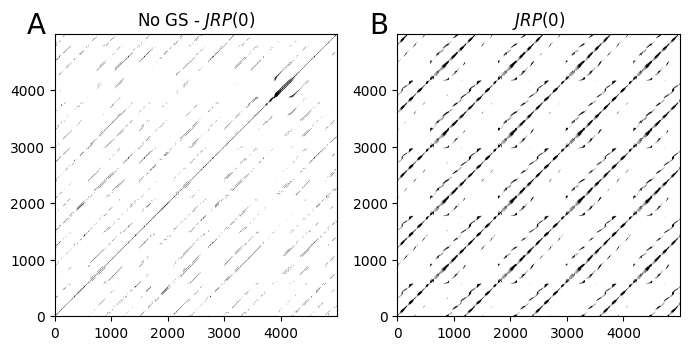
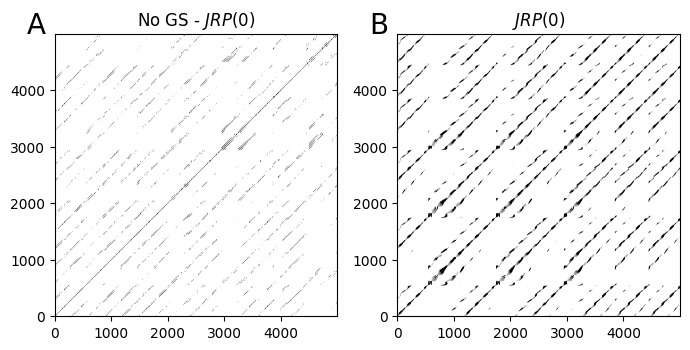
The notebook cell's code change between the first figure and the second:
--- before
+++ after
@@ -16,3 +16,3 @@
 
 plt.show()
-fig.savefig('plots/JRPs_GS2FNN.png')
+fig.savefig('plots/JRPs_GS2FNN.pdf', dpi=300)

Commit: Update pdf